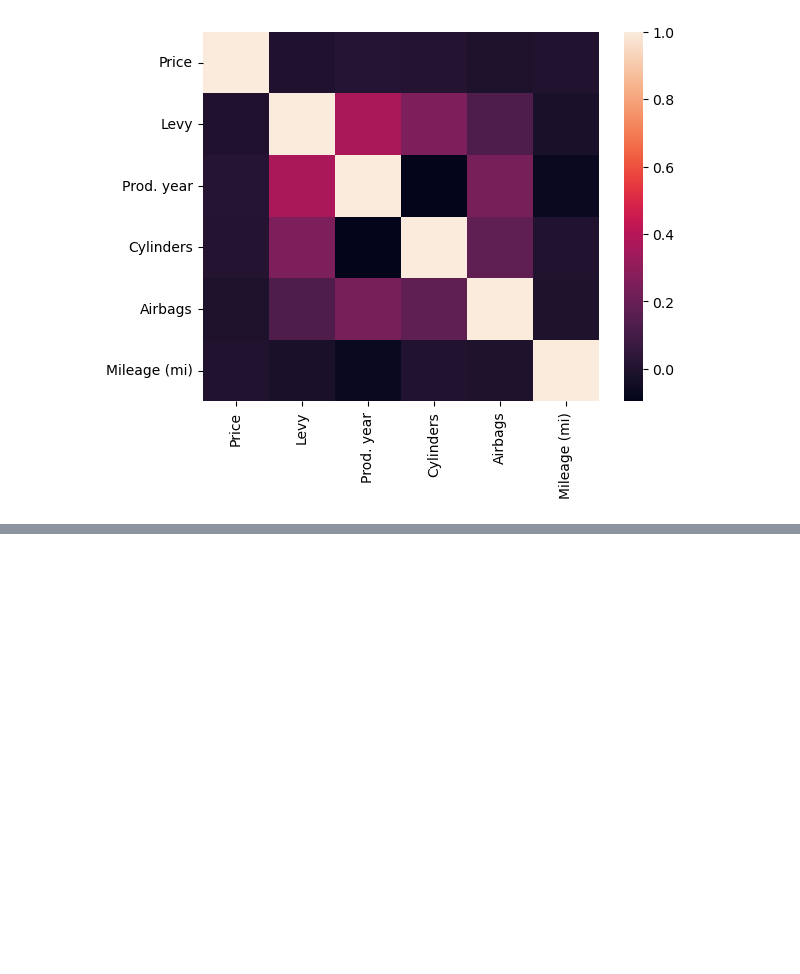
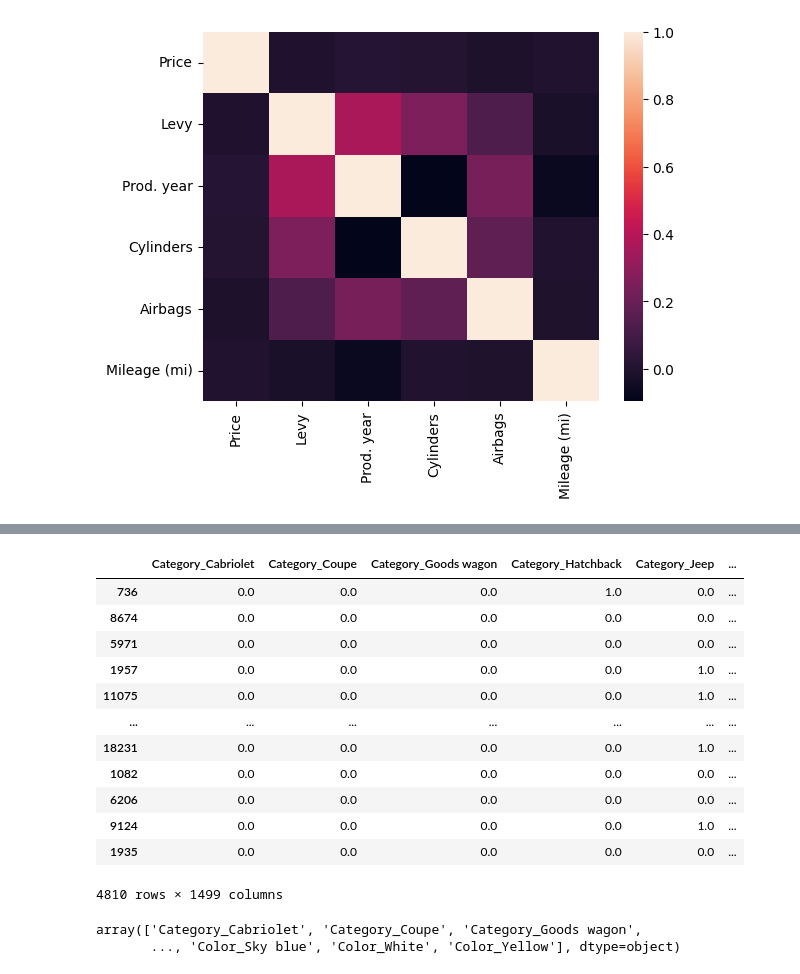
Before and after one commit to lordegraves/predictingCarPrices, a Jupyter notebook: main.ipynb, the cells around one changed output, grey strips where cells are left out. Cells and saved outputs as stored; diff of their text form; code cells hidden in the pictures; blank space fills up the shorter version.

```diff
--- a/main.ipynb
+++ b/main.ipynb
@@ -113,0 +203,23 @@ sns.heatmap(corr_matrix)
+# %%
+# Show output for X_test
+X_test_ohe
+# %% [output]
+|  | Category_Cabriolet | Category_Coupe | Category_Goods wagon | Category_Hatchback | Category_Jeep | ... |
+| 736 | 0.0 | 0.0 | 0.0 | 1.0 | 0.0 | ... |
+| 8674 | 0.0 | 0.0 | 0.0 | 0.0 | 0.0 | ... |
+| 5971 | 0.0 | 0.0 | 0.0 | 0.0 | 0.0 | ... |
+| 1957 | 0.0 | 0.0 | 0.0 | 0.0 | 1.0 | ... |
+| 11075 | 0.0 | 0.0 | 0.0 | 0.0 | 1.0 | ... |
+| ... | ... | ... | ... | ... | ... | ... |
+| 18231 | 0.0 | 0.0 | 0.0 | 0.0 | 1.0 | ... |
+| 1082 | 0.0 | 0.0 | 0.0 | 0.0 | 0.0 | ... |
+| 6206 | 0.0 | 0.0 | 0.0 | 0.0 | 0.0 | ... |
+| 9124 | 0.0 | 0.0 | 0.0 | 0.0 | 1.0 | ... |
+| 1935 | 0.0 | 0.0 | 0.0 | 0.0 | 0.0 | ... |
+4810 rows × 1499 columns
+# %%
+# Get new feature names
+ohe.get_feature_names_out()
+# %% [output]
+array(['Category_Cabriolet', 'Category_Coupe', 'Category_Goods wagon',
+       ..., 'Color_Sky blue', 'Color_White', 'Color_Yellow'], dtype=object)
```
Also changed, not shown: parts of 6 cells of this notebook.
